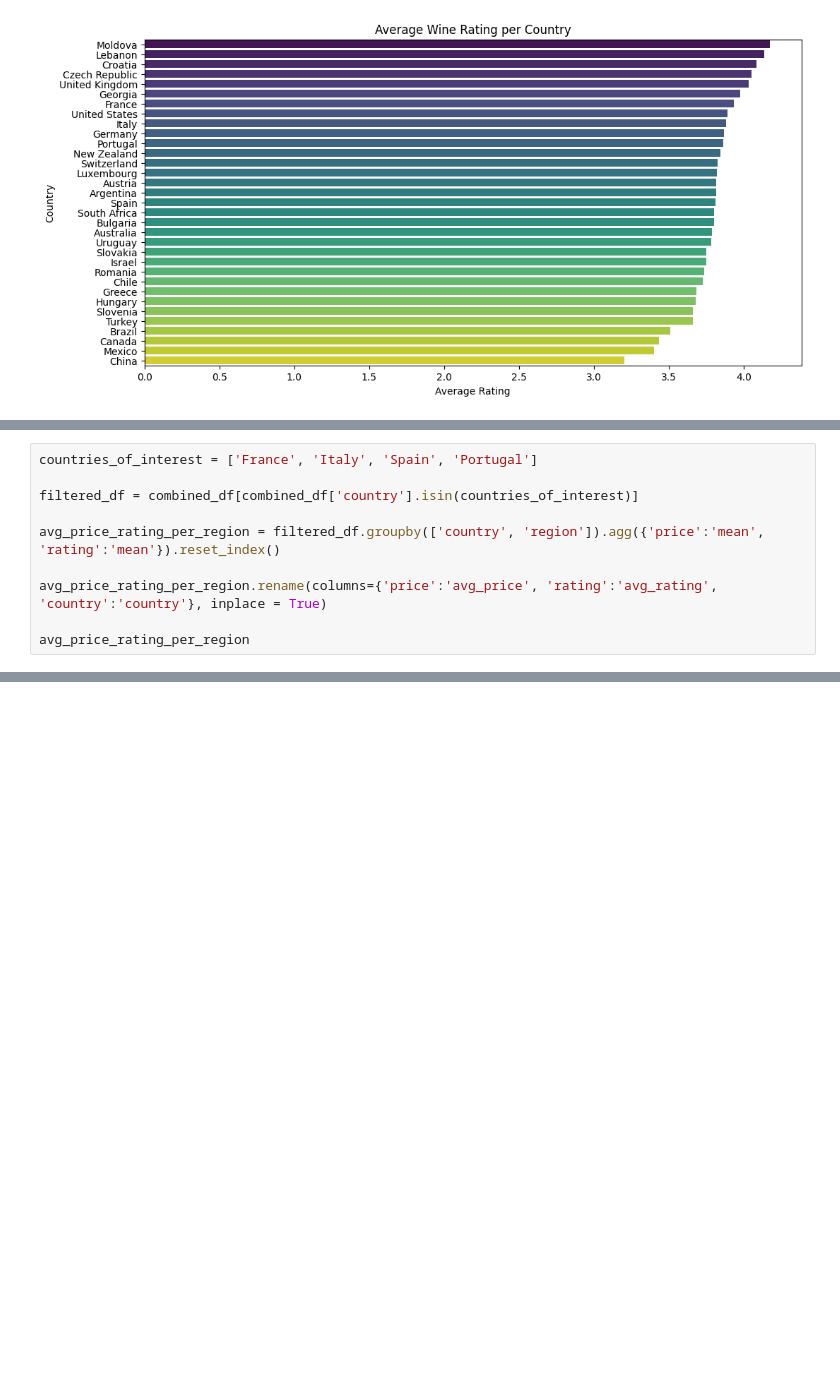
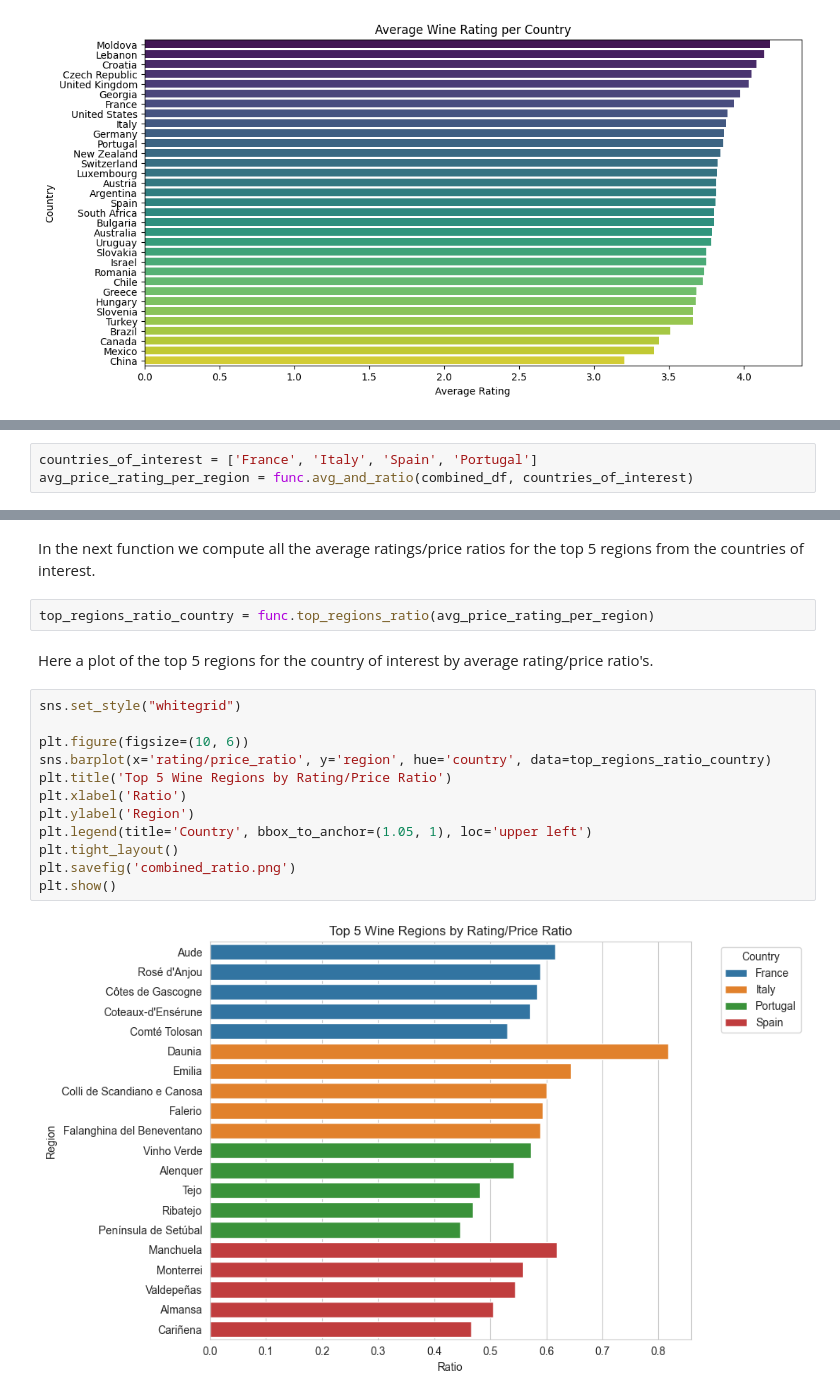
Before and after one commit to millenko/sql-database, a Jupyter notebook: python/Wineset_project.ipynb, the cells around one changed output, grey strips where cells are left out. Saved outputs shown, nothing was run; the diff lists cells and outputs as text; blank space fills up the shorter version.

```diff
--- a/python/Wineset_project.ipynb
+++ b/python/Wineset_project.ipynb
@@ -301,10 +187,3 @@ print(avg_price_rating_per_country)
 # %%
 countries_of_interest = ['France', 'Italy', 'Spain', 'Portugal']
-
-filtered_df = combined_df[combined_df['country'].isin(countries_of_interest)]
-
-avg_price_rating_per_region = filtered_df.groupby(['country', 'region']).agg({'price':'mean', 'rating':'mean'}).reset_index()
-
-avg_price_rating_per_region.rename(columns={'price':'avg_price', 'rating':'avg_rating', 'country':'country'}, inplace = True)
-
-avg_price_rating_per_region
+avg_price_rating_per_region = func.avg_and_ratio(combined_df, countries_of_interest)
@@ -368,3 +207,23 @@ plt.tight_layout()
 plt.show()
 # %% [output]
 [figure]
+# %% [markdown]
+In the next function we compute all the average ratings/price ratios for the top 5 regions from the countries of interest.
+# %%
+top_regions_ratio_country = func.top_regions_ratio(avg_price_rating_per_region)
+# %% [markdown]
+Here a plot of the top 5 regions for the country of interest by average rating/price ratio's.
+# %%
+sns.set_style("whitegrid")
+
+plt.figure(figsize=(10, 6))
+sns.barplot(x='rating/price_ratio', y='region', hue='country', data=top_regions_ratio_country)
+plt.title('Top 5 Wine Regions by Rating/Price Ratio')
+plt.xlabel('Ratio')
+plt.ylabel('Region')
+plt.legend(title='Country', bbox_to_anchor=(1.05, 1), loc='upper left')
+plt.tight_layout()
+plt.savefig('combined_ratio.png')
+plt.show()
+# %% [output]
+[figure, added]
```
Also changed, not shown: parts of 64 cells of this notebook, 9 other files.
